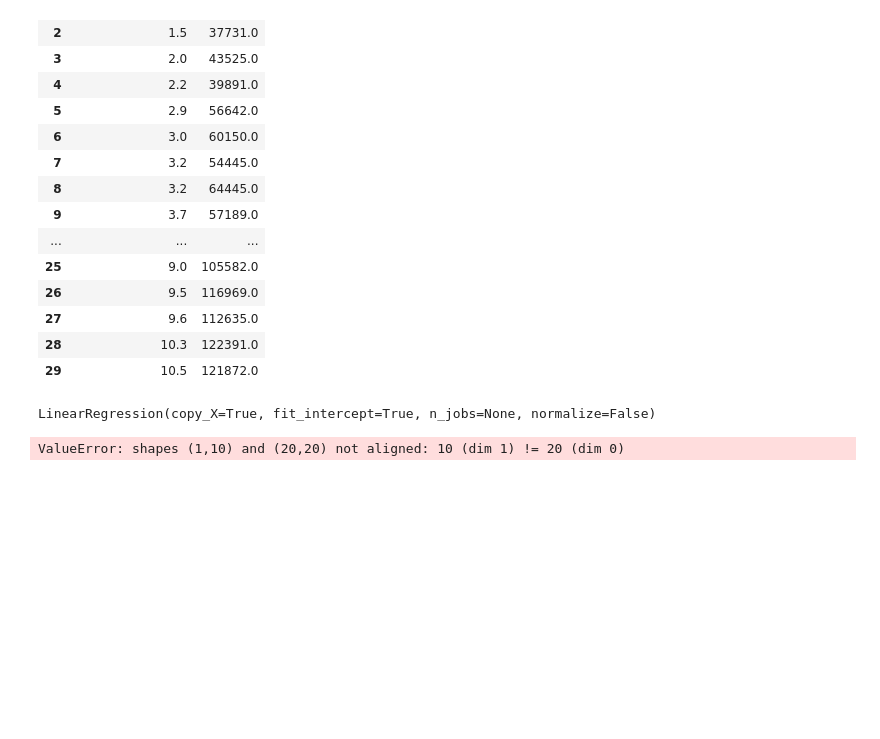
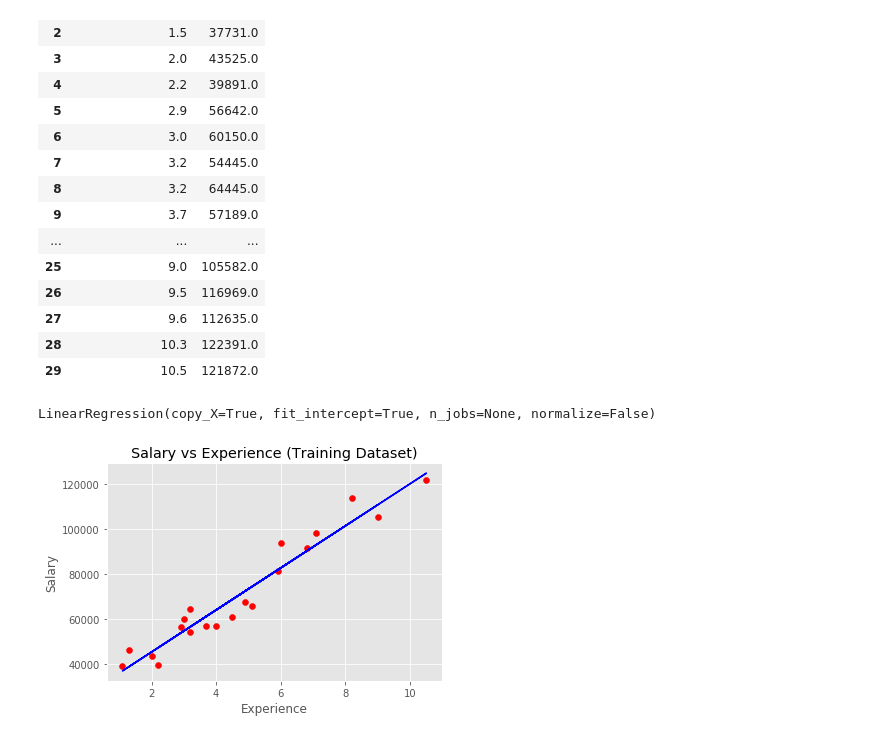
Before and after one commit to Shifu-Engineer/data-science-scripts, a Jupyter notebook: machine-learning/regression/simple-linear-regression/linear_regression.ipynb, the cells around one changed output. Cells and saved outputs as stored; diff of their text form; code cells hidden in the pictures; blank space fills up the shorter version.

Commit message:
update: Add training and test graph visuals to jupyter-notebook file

```diff
--- a/machine-learning/regression/simple-linear-regression/linear_regression.ipynb
+++ b/machine-learning/regression/simple-linear-regression/linear_regression.ipynb
@@ -7,7 +7,7 @@ plt.style.use('ggplot')
 # %%
 # Importing data set
 dataset = pd.read_csv('Salary_Data.csv')
-feature = dataset.iloc[:, 0].values
+feature = dataset.iloc[:, :1].values
 target = dataset.iloc[:, 1].values
 # %%
 dataset
@@ -38,11 +38,19 @@ feature_train, feature_test, target_train, target_test = train_test_split(featur
 # %%
 from sklearn.linear_model import LinearRegression
 regressor = LinearRegression()
-regressor.fit(feature_train.reshape(1, -1), target_train.reshape(1, -1))
+regressor.fit(feature_train, target_train)
 # %% [output]
 LinearRegression(copy_X=True, fit_intercept=True, n_jobs=None, normalize=False)
 # %%
-# Predicting the Test set results
-target_prediction = regressor.predict(feature_test.reshape(1, -1))
+# Predicting our target
+target_predictor = regressor.predict(feature_test)
-# %% [output]
-ValueError: shapes (1,10) and (20,20) not aligned: 10 (dim 1) != 20 (dim 0)
+# %%
+# Visualize the train dataset
+plt.scatter(feature_train, target_train, color = 'red')
+plt.plot(feature_train, regressor.predict(feature_train), color = 'blue')
+plt.title('Salary vs Experience (Training Dataset)')
+plt.xlabel('Experience')
+plt.ylabel('Salary')
+plt.show()
+# %% [output]
+[figure, added]
```
Also changed, not shown: parts of 1 cell of this notebook.
